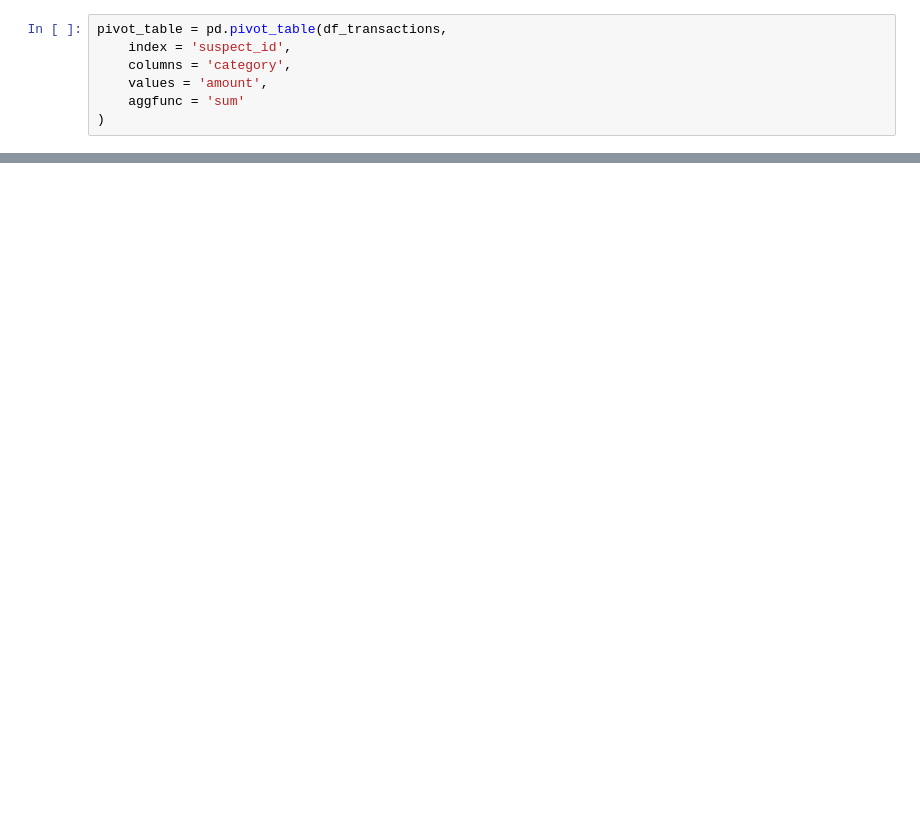
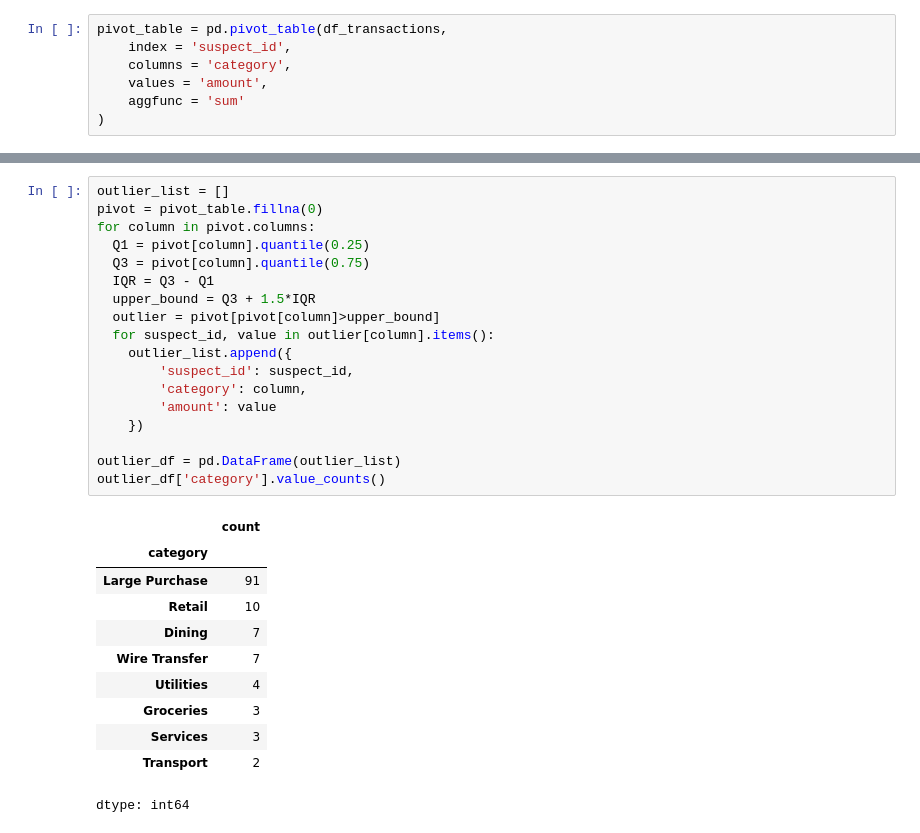
Before and after one commit to Jaslyn10/Vane_Capital_Case, a Jupyter notebook: Vane_Capital_Case.ipynb, the cells around one changed output, grey strips where cells are left out. Cells and saved outputs as stored; diff of their text form; blank space fills up the shorter version.

```diff
--- a/Vane_Capital_Case.ipynb
+++ b/Vane_Capital_Case.ipynb
@@ -620,0 +665,30 @@ pivot_table.head()
+# %%
+outlier_list = []
+pivot = pivot_table.fillna(0)
+for column in pivot.columns:
+  Q1 = pivot[column].quantile(0.25)
+  Q3 = pivot[column].quantile(0.75)
+  IQR = Q3 - Q1
+  upper_bound = Q3 + 1.5*IQR
+  outlier = pivot[pivot[column]>upper_bound]
+  for suspect_id, value in outlier[column].items():
+    outlier_list.append({
+        'suspect_id': suspect_id,
+        'category': column,
+        'amount': value
+    })
+
+outlier_df = pd.DataFrame(outlier_list)
+outlier_df['category'].value_counts()
+# %% [output]
+|  | count |
+| category |  |
+| Large Purchase | 91 |
+| Retail | 10 |
+| Dining | 7 |
+| Wire Transfer | 7 |
+| Utilities | 4 |
+| Groceries | 3 |
+| Services | 3 |
+| Transport | 2 |
+dtype: int64
```
Also changed, not shown: parts of 25 cells of this notebook.
